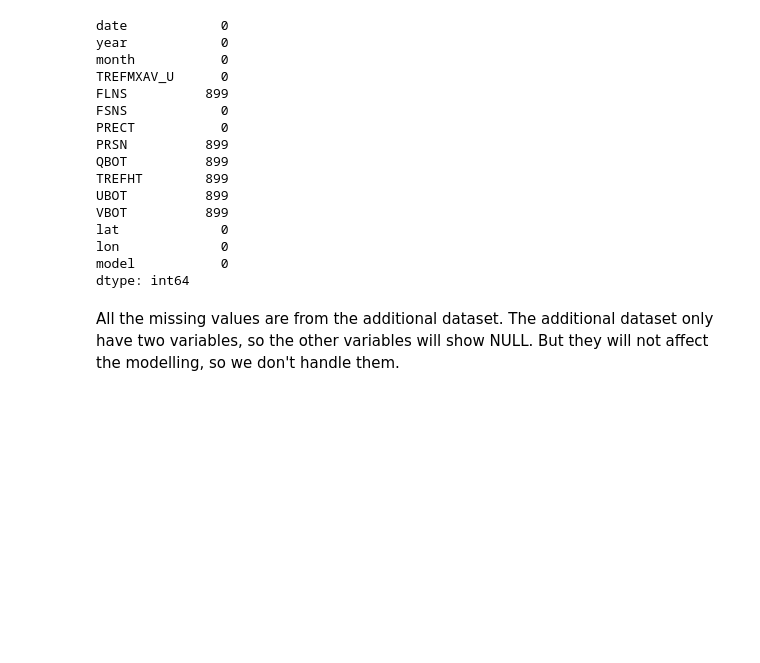
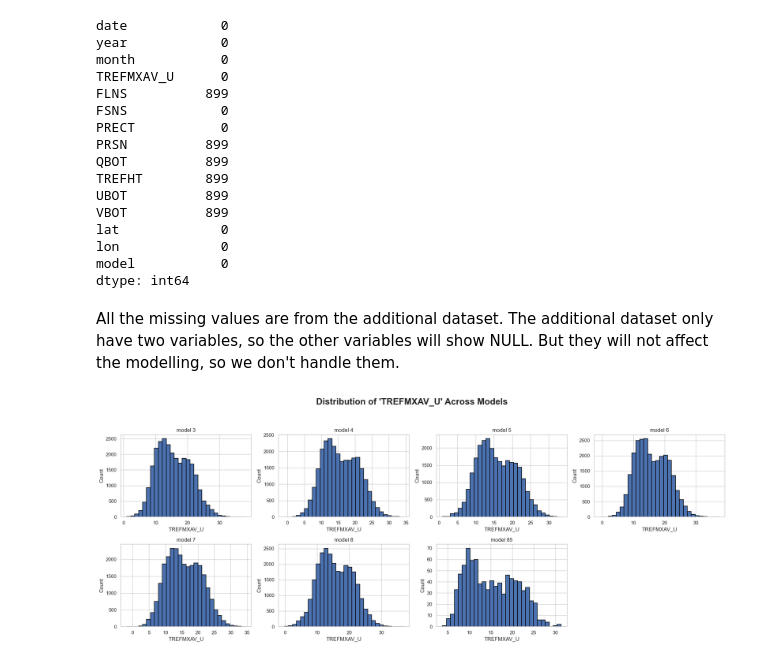
Before and after one commit to JYHYL/EART60702-Group3, a Jupyter notebook: EDA.ipynb, the cells around one changed output. Cells and saved outputs as stored; diff of their text form; code cells hidden in the pictures; blank space fills up the shorter version.

```diff
--- a/EDA.ipynb
+++ b/EDA.ipynb
@@ -73,3 +74,45 @@ model           0
 dtype: int64
 # %% [markdown]
 All the missing values are from the additional dataset. The additional dataset only have two variables, so the other variables will show NULL. But they will not affect the modelling, so we don't handle them.
+# %%
+import pandas as pd
+import matplotlib.pyplot as plt
+import math
+
+# 选择要画的模型（你可以是数字或字符串，看你的 Model 列具体类型）
+models_to_plot = [3, 4, 5, 6, 7, 8, 85]  # 如果是字符串，就写成 ['3', '4', ...]
+target_variable = 'TREFMXAV_U'
+
+# 自动布局
+n_models = len(models_to_plot)
+n_cols = 4
+n_rows = math.ceil(n_models / n_cols)
+
+# 创建 subplot 图
+fig, axes = plt.subplots(n_rows, n_cols, figsize=(5 * n_cols, 4 * n_rows))
+fig.suptitle(f"Distribution of '{target_variable}' Across Models", fontsize=20, fontweight='bold')
+axes = axes.flatten()
+
+for i, model in enumerate(models_to_plot):
+    sub_df = df[df['model'] == model]
+    data = sub_df[target_variable].dropna()
+
+    # 如果该模型没数据就跳过
+    if data.empty:
+        axes[i].set_title(f'model {model} - No Data')
+        axes[i].axis('off')
+        continue
+
+    axes[i].hist(data, bins=30, range=(data.min(), data.max()), edgecolor='black', linewidth=1.2)
+    axes[i].set_title(f'model {model}')
+    axes[i].set_xlabel(target_variable)
+    axes[i].set_ylabel('Count')
+
+# 如果 subplot 数量比模型多，清掉多余的
+for j in range(i + 1, len(axes)):
+    fig.delaxes(axes[j])
+
+plt.tight_layout(rect=[0, 0, 1, 0.94])
+plt.show()
+# %% [output]
+[figure, added]
```
Also changed, not shown: parts of 2 cells of this notebook.
